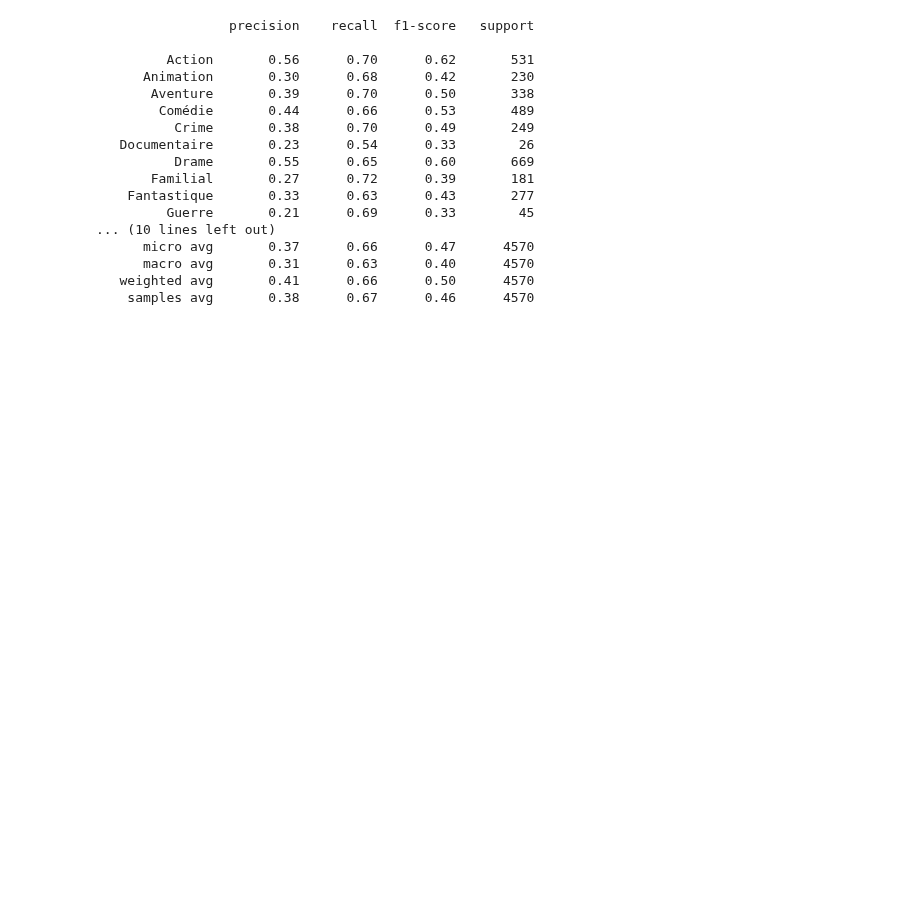
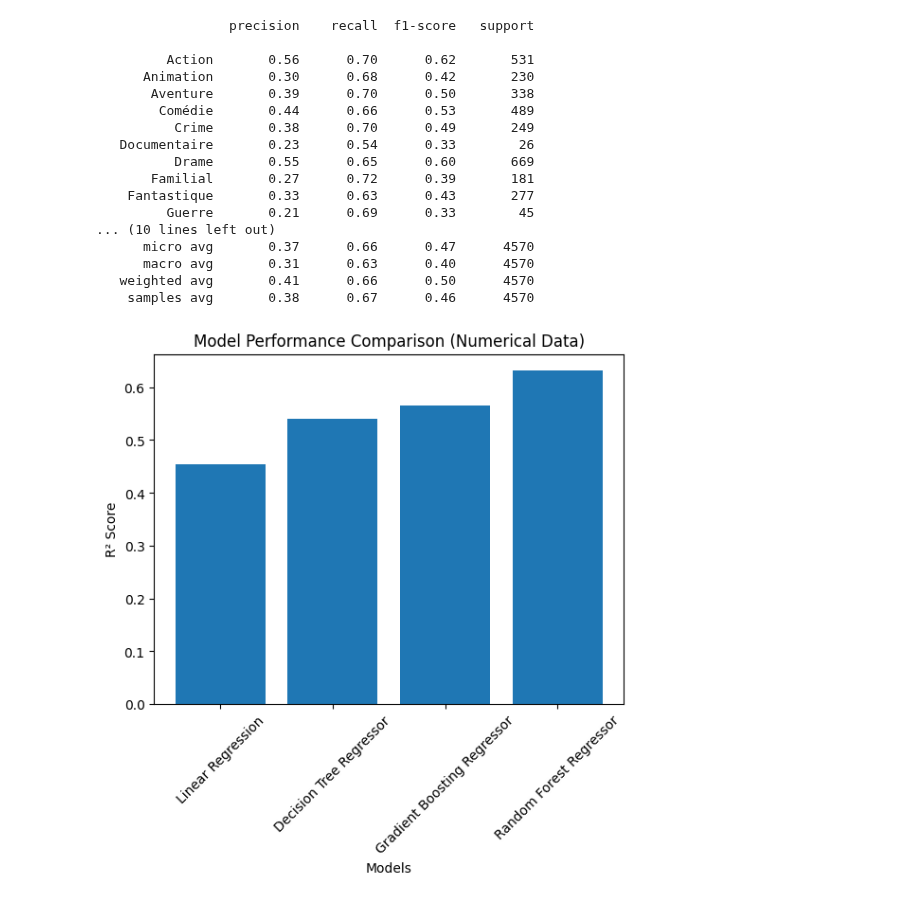
Before and after one commit to 0zzone/machine-learning-efrei-s8, a Jupyter notebook: tmdb.ipynb, the cells around one changed output. Cells and saved outputs as stored; diff of their text form; code cells hidden in the pictures; blank space fills up the shorter version.

Commit message:
Numerical Data + comparison

```diff
--- a/tmdb.ipynb
+++ b/tmdb.ipynb
@@ -367,0 +423,36 @@ R² Score: 0.4534423373458184
+# %%
+from sklearn.ensemble import RandomForestRegressor
+from sklearn.model_selection import GridSearchCV
+
+rf_model_num  = RandomForestRegressor(random_state=42)
+
+param_grid = {
+    'n_estimators': [50, 100, 150, 200],
+    'max_depth': [None, 10, 20, 30],
+    'min_samples_split': [2, 5, 10],
+    'min_samples_leaf': [1, 2, 4]
+}
+
+scoring = 'r2'
+
+grid_search = GridSearchCV(
+    estimator=rf_model_num ,
+    param_grid=param_grid,
+    scoring=scoring,
+    cv=5,
+    n_jobs=-1,
+    verbose=1,
+)
+
+grid_search.fit(X_train_num_scaled, y_train_num)
+
+print("Best parameters:", grid_search.best_params_)
+
+# grid_search
+
+y_pred_rf_num = grid_search.predict(X_test_num_scaled)
+
+r2 = r2_score(y_test_num, y_pred_rf_num)
+values.append(r2)
+print("Random Forest Mean Squared Error:", mean_squared_error(y_test_num, y_pred_rf_num))
+print("Random Forest R² Score:", r2)
@@ -484,3 +580,12 @@ print(classification_report(y_test_text, y_pred_bert, target_names=mlb.classes_,
       macro avg       0.31      0.63      0.40      4570
    weighted avg       0.41      0.66      0.50      4570
     samples avg       0.38      0.67      0.46      4570
+# %%
+plt.bar(models, values)
+plt.xticks(rotation=45)
+plt.xlabel('Models')
+plt.ylabel('R² Score')
+plt.title('Model Performance Comparison (Numerical Data)')
+plt.show()
+# %% [output]
+[figure, added]
```
Also changed, not shown: parts of 8 cells of this notebook.
